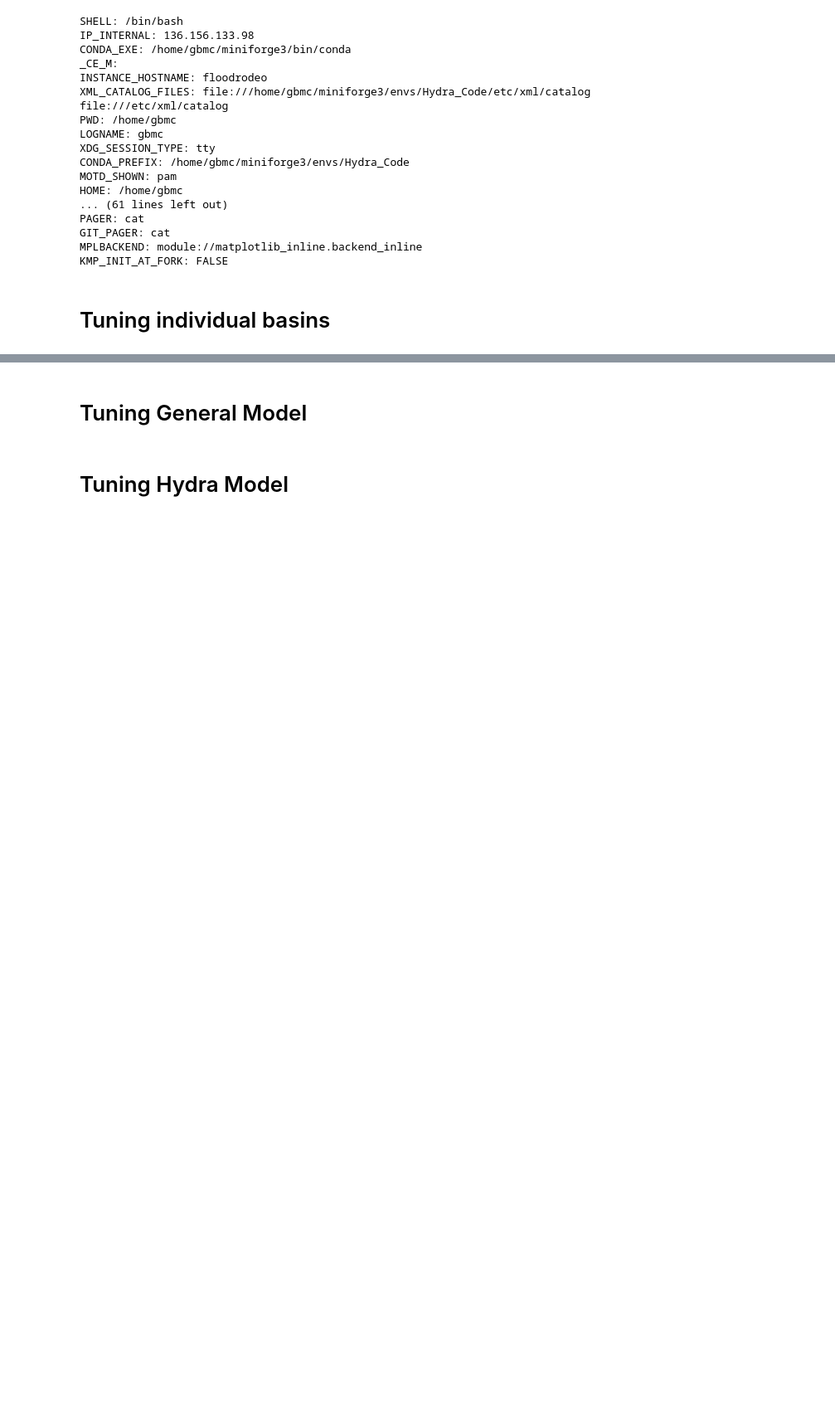
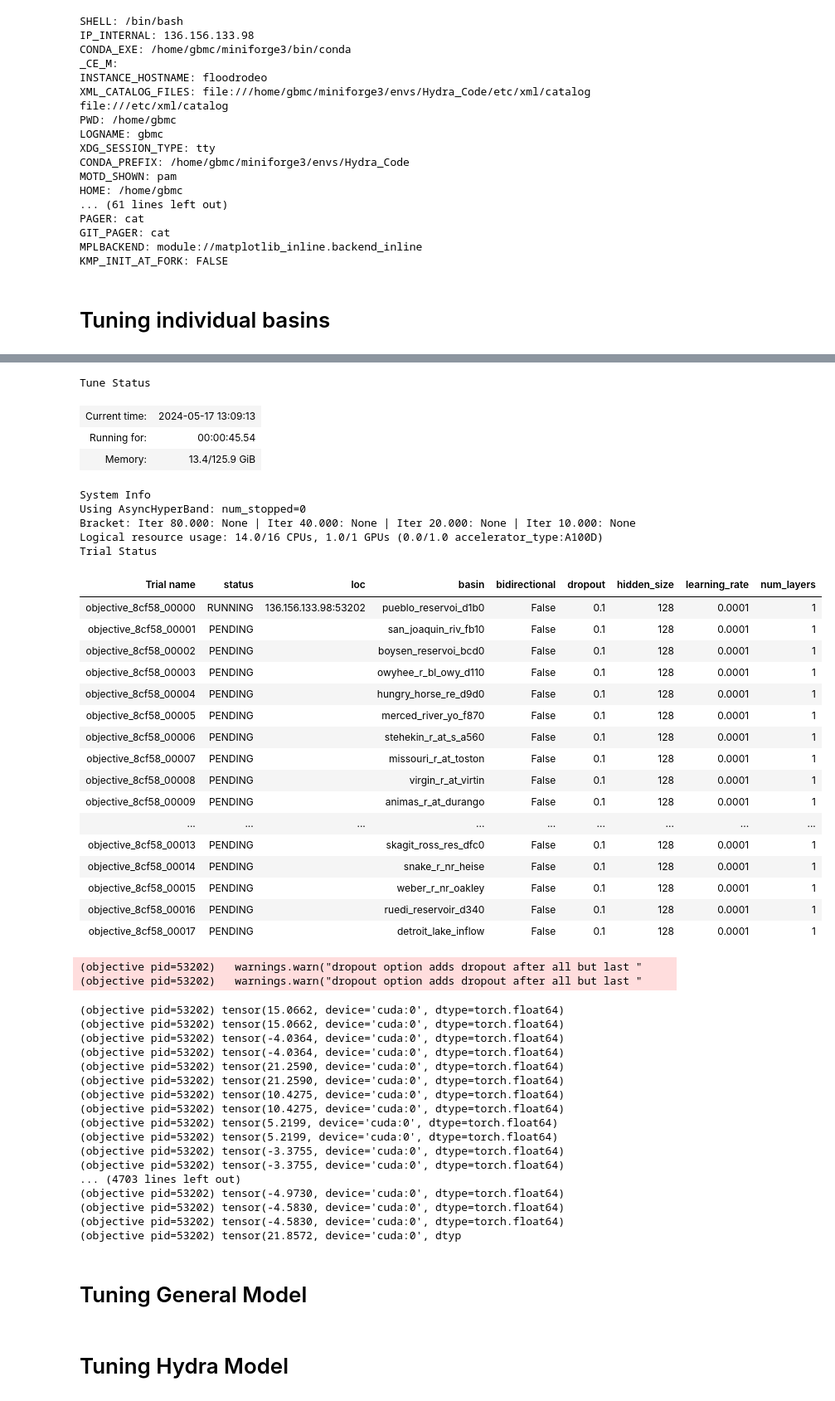
Before and after one commit to KarRups/Hydra_Code, a Jupyter notebook: Tuning/LSTM_Tuning_Run.ipynb, the cells around one changed output, grey strips where cells are left out. Shown at 83% size. Cells and saved outputs as stored; diff of their text form; code cells hidden in the pictures; blank space fills up the shorter version.

```diff
--- a/Tuning/LSTM_Tuning_Run.ipynb
+++ b/Tuning/LSTM_Tuning_Run.ipynb
@@ -269,11 +269,11 @@ batch_size = 1
 copies = 3
 
 # parameters to tune
-hidden_sizes = [64, 128] # 64 converged upon
-num_layers =  [1, 3]
+hidden_sizes = [128] # 64 converged upon
+num_layers =  [1]
 dropout = [0.1]
-bidirectional = [False, True] #[True, False]
-learning_rate = [1e-3, 1e-4] #[1e-3, 1e-5]
+bidirectional = [False] #[True, False]
+learning_rate = [1e-4] #[1e-3, 1e-5]
 
 # Set up configuration space
 config_space = {
@@ -282,8 +282,8 @@ config_space = {
     "num_layers": tune.grid_search(num_layers),
     "dropout": tune.grid_search(dropout),
     "bidirectional": tune.grid_search(bidirectional),
-    "learning_rate": tune.grid_search(learning_rate)
-    #,"basin":  tune.grid_search(Retrain_Basins)
+    "learning_rate": tune.grid_search(learning_rate),
+    "basin":  tune.grid_search(basins)
 }
 
 # def define_optuna_search_space(trial: optuna.Trial):
@@ -316,7 +316,7 @@ def train_model(config):
 
     #basin = config["basin"]
     copies = 3
-    save_path = f'/data/Hydra_Work/Tuning/Week_Ahead_Models/{basin}_specific.pth'
+    #save_path = f'/data/Hydra_Work/Tuning/Week_Ahead_Models/{basin}_specific.pth'
     device = torch.device('cuda' if torch.cuda.
                     is_available() else 'cpu')
 
@@ -345,10 +345,10 @@ def train_model(config):
         loss = np.mean(list(train_losses.values())) - Climate_Loss
 
 
-        candidate_val_loss = ((np.mean(list(epoch_val_losses.values())).mean() - Climate_Loss)[0])/np.mean(Climate_Loss)
+        candidate_val_loss = ((np.mean( list(epoch_val_losses.values()) ).mean() - Climate_Loss)[0])/np.mean(Climate_Loss)
         val_loss = np.min([val_loss, candidate_val_loss ])
-        if candidate_val_loss == val_loss:
-            torch.save(models[1], save_path)
+        # if candidate_val_loss == val_loss:
+        #     torch.save(models[1], save_path)
 
         ray.train.report({'val_loss' : val_loss})
 
@@ -412,31 +429,77 @@ def objective(config):
     score = train_model(config) # Have training loop in here that outputs loss of model
     return {"val_loss": score}
 
 basin = 'stehekin_r_at_stehekin'
 
 #, search_alg = optuna_search
 optuna_tune_config = tune.TuneConfig(scheduler=asha_scheduler)
 tune_config = tune.TuneConfig(scheduler=asha_scheduler)
 running_tune_config = tune.TuneConfig()
 
 run_config=train.RunConfig(stop= plateau_stopper)
 
 # Note using < 1gb per run stops pylance from crashing I think
 # Without Optun
-tuner = tune.Tuner(tune.with_resources(tune.with_parameters(objective), resources={"cpu": 14/16, "gpu": 1/10}), param_space=config_space, tune_config = tune_config, run_config = run_config)
+tuner = tune.Tuner(tune.with_resources(tune.with_parameters(objective), resources={"cpu": 14, "gpu": 1}), param_space=config_space, tune_config = tune_config, run_config = run_config)
 # With Optuna
 #tuner = tune.Tuner(tune.with_resources(tune.with_parameters(objective), resources={"cpu": 1, "gpu": 1/16}), param_space = optuna_config_space, tune_config = optuna_tune_config, run_config = run_config)
 
 results = tuner.fit()
 best_config = results.get_best_result(metric="val_loss", mode="min").config
 print(best_config)
 
 
 
 # Define the file path where you want to save the best configuration
 file_path = f"/data/Hydra_Work/Tuning/Config_Text/{basin}_best_config.txt"
 # Open the file in write mode and save the configuration
 with open(file_path, "w") as f:
     f.write(str(best_config))
 
 print("Best configuration saved to:", file_path)
+# %% [output]
+Tune Status
+| Current time: | 2024-05-17 13:09:13 |
+| Running for: | 00:00:45.54 |
+| Memory: | 13.4/125.9 GiB |
+System Info
+Using AsyncHyperBand: num_stopped=0
+Bracket: Iter 80.000: None | Iter 40.000: None | Iter 20.000: None | Iter 10.000: None
+Logical resource usage: 14.0/16 CPUs, 1.0/1 GPUs (0.0/1.0 accelerator_type:A100D)
+Trial Status
+| Trial name | status | loc | basin | bidirectional | dropout | hidden_size | learning_rate | num_layers |
+| objective_8cf58_00000 | RUNNING | 136.156.133.98:53202 | pueblo_reservoi_d1b0 | False | 0.1 | 128 | 0.0001 | 1 |
+| objective_8cf58_00001 | PENDING |  | san_joaquin_riv_fb10 | False | 0.1 | 128 | 0.0001 | 1 |
+| objective_8cf58_00002 | PENDING |  | boysen_reservoi_bcd0 | False | 0.1 | 128 | 0.0001 | 1 |
+| objective_8cf58_00003 | PENDING |  | owyhee_r_bl_owy_d110 | False | 0.1 | 128 | 0.0001 | 1 |
+| objective_8cf58_00004 | PENDING |  | hungry_horse_re_d9d0 | False | 0.1 | 128 | 0.0001 | 1 |
+| objective_8cf58_00005 | PENDING |  | merced_river_yo_f870 | False | 0.1 | 128 | 0.0001 | 1 |
+| objective_8cf58_00006 | PENDING |  | stehekin_r_at_s_a560 | False | 0.1 | 128 | 0.0001 | 1 |
+| objective_8cf58_00007 | PENDING |  | missouri_r_at_toston | False | 0.1 | 128 | 0.0001 | 1 |
+| objective_8cf58_00008 | PENDING |  | virgin_r_at_virtin | False | 0.1 | 128 | 0.0001 | 1 |
+| objective_8cf58_00009 | PENDING |  | animas_r_at_durango | False | 0.1 | 128 | 0.0001 | 1 |
+| ... | ... | ... | ... | ... | ... | ... | ... | ... |
+| objective_8cf58_00013 | PENDING |  | skagit_ross_res_dfc0 | False | 0.1 | 128 | 0.0001 | 1 |
+| objective_8cf58_00014 | PENDING |  | snake_r_nr_heise | False | 0.1 | 128 | 0.0001 | 1 |
+| objective_8cf58_00015 | PENDING |  | weber_r_nr_oakley | False | 0.1 | 128 | 0.0001 | 1 |
+| objective_8cf58_00016 | PENDING |  | ruedi_reservoir_d340 | False | 0.1 | 128 | 0.0001 | 1 |
+| objective_8cf58_00017 | PENDING |  | detroit_lake_inflow | False | 0.1 | 128 | 0.0001 | 1 |
+(objective pid=53202)   warnings.warn("dropout option adds dropout after all but last "
+(objective pid=53202)   warnings.warn("dropout option adds dropout after all but last "
+(objective pid=53202) tensor(15.0662, device='cuda:0', dtype=torch.float64)
+(objective pid=53202) tensor(15.0662, device='cuda:0', dtype=torch.float64)
+(objective pid=53202) tensor(-4.0364, device='cuda:0', dtype=torch.float64)
+(objective pid=53202) tensor(-4.0364, device='cuda:0', dtype=torch.float64)
+(objective pid=53202) tensor(21.2590, device='cuda:0', dtype=torch.float64)
+(objective pid=53202) tensor(21.2590, device='cuda:0', dtype=torch.float64)
+(objective pid=53202) tensor(10.4275, device='cuda:0', dtype=torch.float64)
+(objective pid=53202) tensor(10.4275, device='cuda:0', dtype=torch.float64)
+(objective pid=53202) tensor(5.2199, device='cuda:0', dtype=torch.float64)
+(objective pid=53202) tensor(5.2199, device='cuda:0', dtype=torch.float64)
+(objective pid=53202) tensor(-3.3755, device='cuda:0', dtype=torch.float64)
+(objective pid=53202) tensor(-3.3755, device='cuda:0', dtype=torch.float64)
+... (4703 lines left out)
+(objective pid=53202) tensor(-4.9730, device='cuda:0', dtype=torch.float64)
+(objective pid=53202) tensor(-4.5830, device='cuda:0', dtype=torch.float64)
+(objective pid=53202) tensor(-4.5830, device='cuda:0', dtype=torch.float64)
+(objective pid=53202) tensor(21.8572, device='cuda:0', dtyp
```
Also changed, not shown: parts of 3 cells of this notebook, 3 other files.
